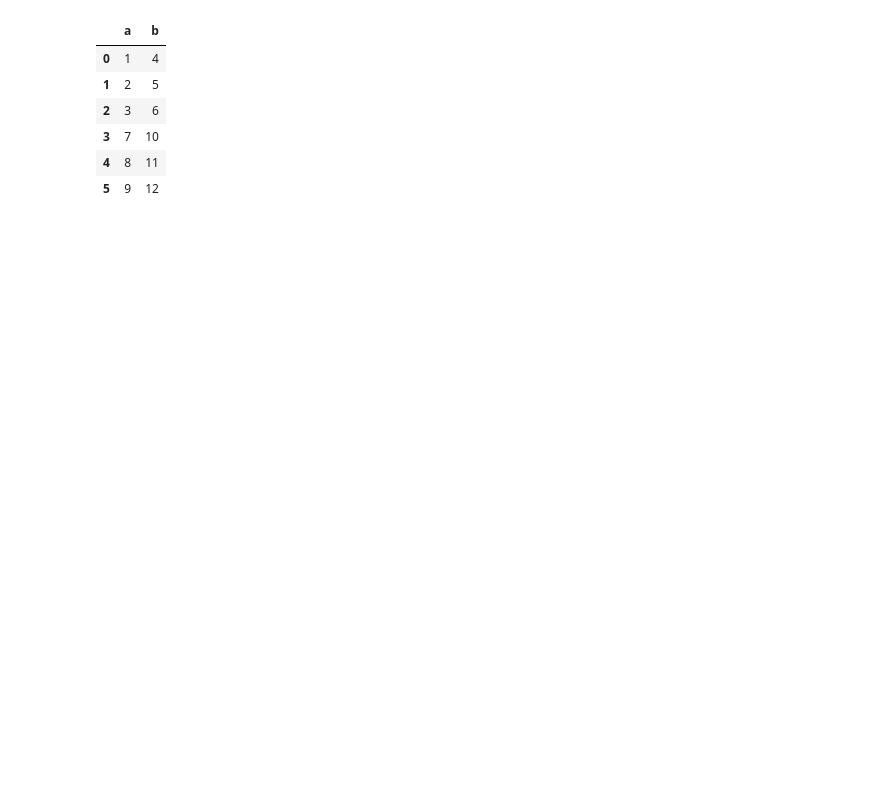
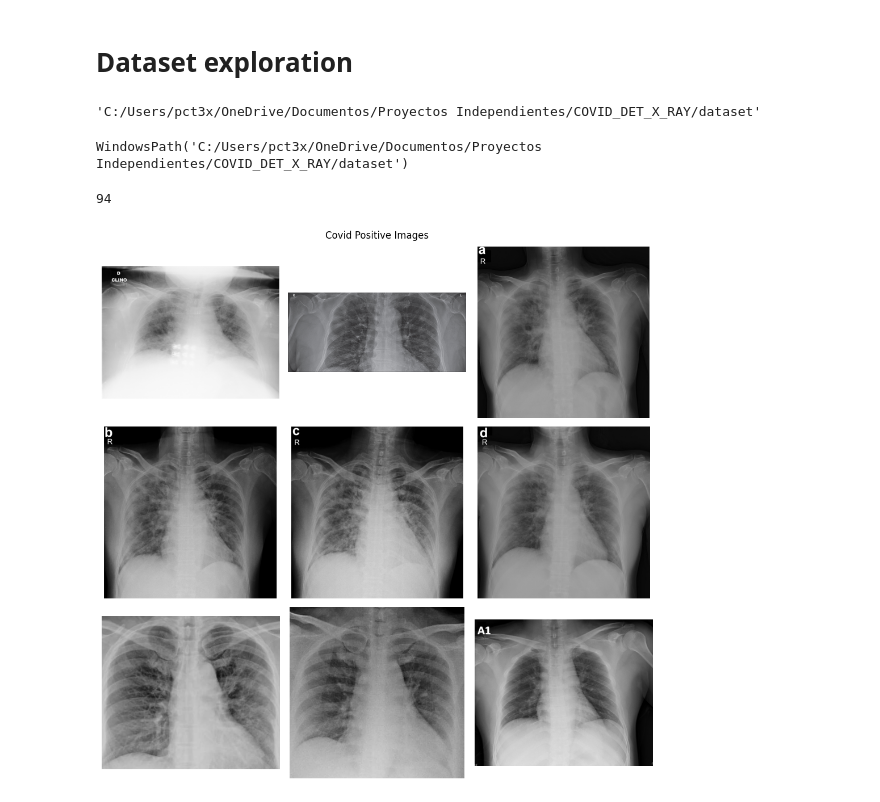
Before and after one commit to christian180492/COVID_DET_X_RAY, a Jupyter notebook: study.ipynb, the cells around one changed output. Drawn from its saved outputs; the diff is of its cells as text; code cells hidden in the pictures; blank space fills up the shorter version.

Commit message:
Library definition and dataset exploration.

```diff
--- a/study.ipynb
+++ b/study.ipynb
@@ -28,12 +16,38 @@ df2
-# %%
-df3 = pd.concat([df, df2], axis=0)
-df3.reset_index(inplace=True, drop=True)
-df3
-# %% [output]
-|  | a | b |
-| 0 | 1 | 4 |
-| 1 | 2 | 5 |
-| 2 | 3 | 6 |
-| 3 | 7 | 10 |
-| 4 | 8 | 11 |
-| 5 | 9 | 12 |
+# %% [markdown]
+# Dataset exploration
+# %%
+# We set de dataset folder direction
+data_dir = r'C:\Users\pct3x\OneDrive\Documentos\Proyectos Independientes\COVID_DET_X_RAY\dataset'
+data_dir = data_dir.replace('\\', '/')
+data_dir
+# %% [output]
+'C:/Users/pct3x/OneDrive/Documentos/Proyectos Independientes/COVID_DET_X_RAY/dataset'
+# %%
+import pathlib
+data_dir = pathlib.Path(data_dir)
+data_dir
+# %% [output]
+WindowsPath('C:/Users/pct3x/OneDrive/Documentos/Proyectos Independientes/COVID_DET_X_RAY/dataset')
+# %%
+image_count = len(list(data_dir.glob('*/*')))
+print(image_count)
+# %% [output]
+94
+# %%
+covids = list(data_dir.glob('covid/*'))
+fig, axs = plt.subplots(3,3, figsize=(10,10))
+
+for i in range(9):
+    img = PIL.Image.open(str(covids[i]))
+
+    row = i // 3
+    col = i % 3
+
+    axs[row, col].imshow(img)
+    axs[row, col].axis('off')
+
+fig.suptitle('Covid Positive Images')
+plt.tight_layout()
+plt.show()
+# %% [output]
+[figure, added]
```
Also changed, not shown: parts of 7 cells of this notebook.
